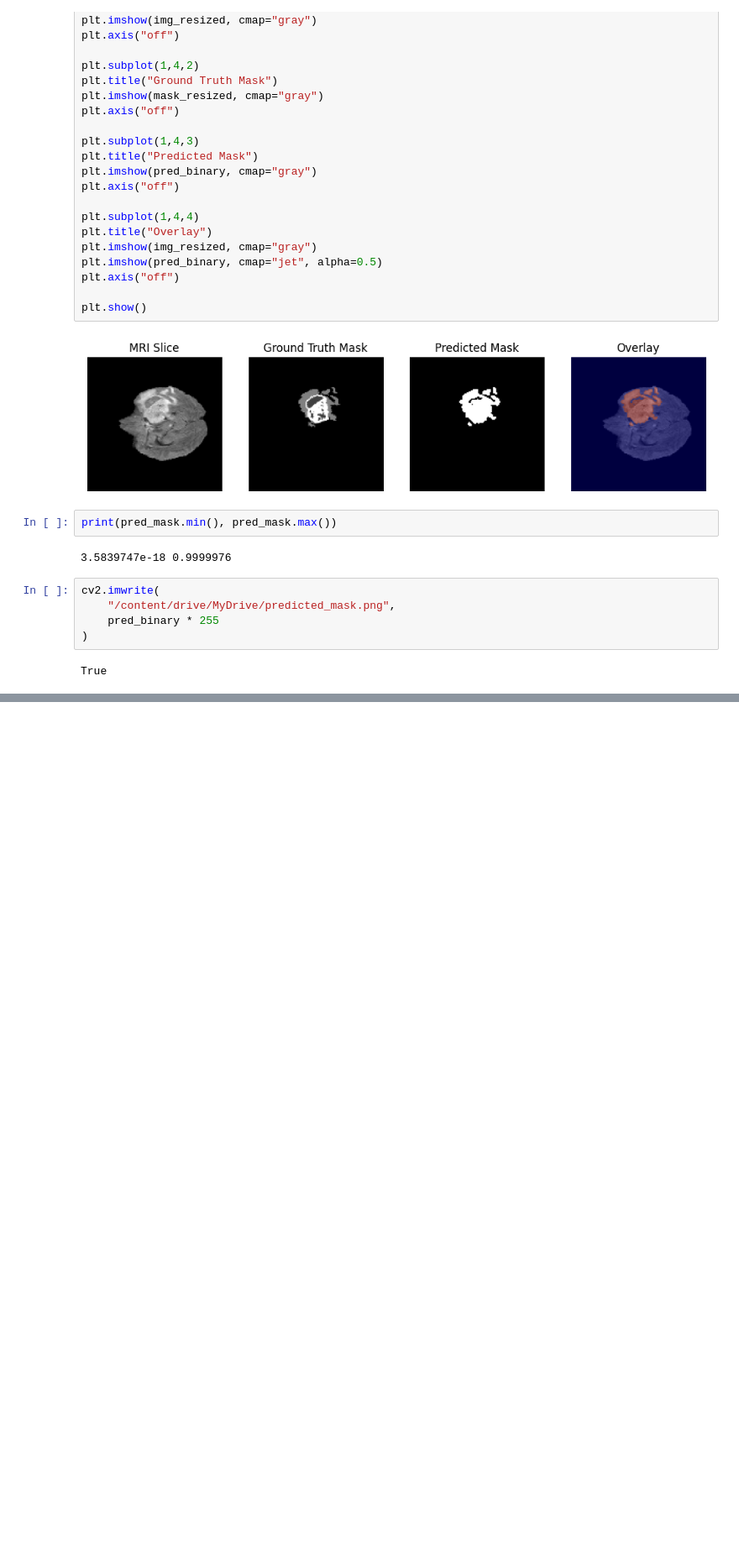
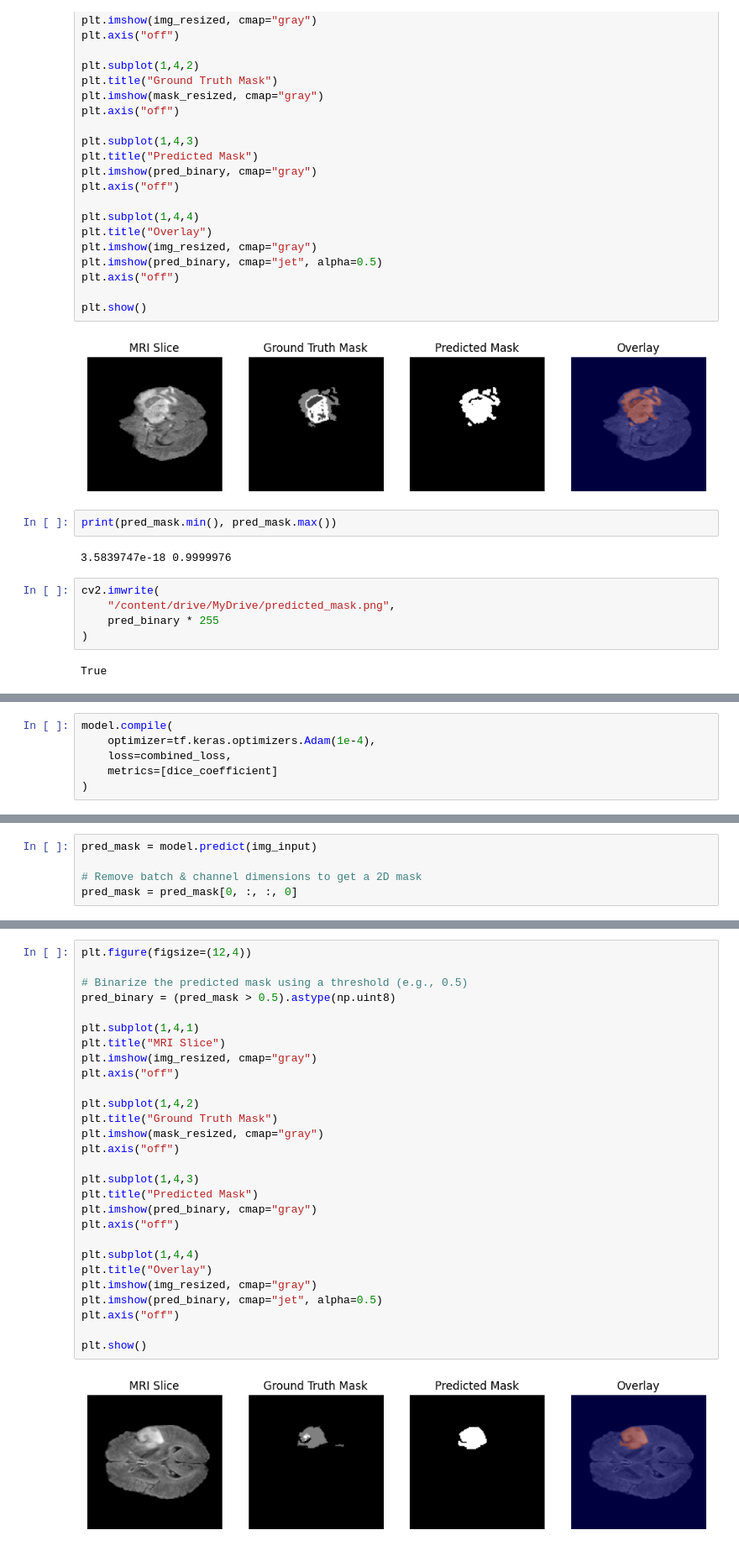
Before and after one commit to shaistamomin2004-arch/tumordetection.ipynb, a Jupyter notebook: tumordetection.ipynb, the cells around one changed output, grey strips where cells are left out. Shown at 84% size. Cells and saved outputs as stored; diff of their text form; blank space fills up the shorter version.

```diff
--- a/tumordetection.ipynb
+++ b/tumordetection.ipynb
@@ -1039,0 +1057,6 @@ True
+# %%
+model.compile(
+    optimizer=tf.keras.optimizers.Adam(1e-4),
+    loss=combined_loss,
+    metrics=[dice_coefficient]
+)
@@ -1039,0 +1185,5 @@ True
+# %%
+pred_mask = model.predict(img_input)
+
+# Remove batch & channel dimensions to get a 2D mask
+pred_mask = pred_mask[0, :, :, 0]
@@ -1039,0 +1192,30 @@ True
+# %%
+plt.figure(figsize=(12,4))
+
+# Binarize the predicted mask using a threshold (e.g., 0.5)
+pred_binary = (pred_mask > 0.5).astype(np.uint8)
+
+plt.subplot(1,4,1)
+plt.title("MRI Slice")
+plt.imshow(img_resized, cmap="gray")
+plt.axis("off")
+
+plt.subplot(1,4,2)
+plt.title("Ground Truth Mask")
+plt.imshow(mask_resized, cmap="gray")
+plt.axis("off")
+
+plt.subplot(1,4,3)
+plt.title("Predicted Mask")
+plt.imshow(pred_binary, cmap="gray")
+plt.axis("off")
+
+plt.subplot(1,4,4)
+plt.title("Overlay")
+plt.imshow(img_resized, cmap="gray")
+plt.imshow(pred_binary, cmap="jet", alpha=0.5)
+plt.axis("off")
+
+plt.show()
+# %% [output]
+[figure, added]
```
Also changed, not shown: parts of 31 cells of this notebook.
